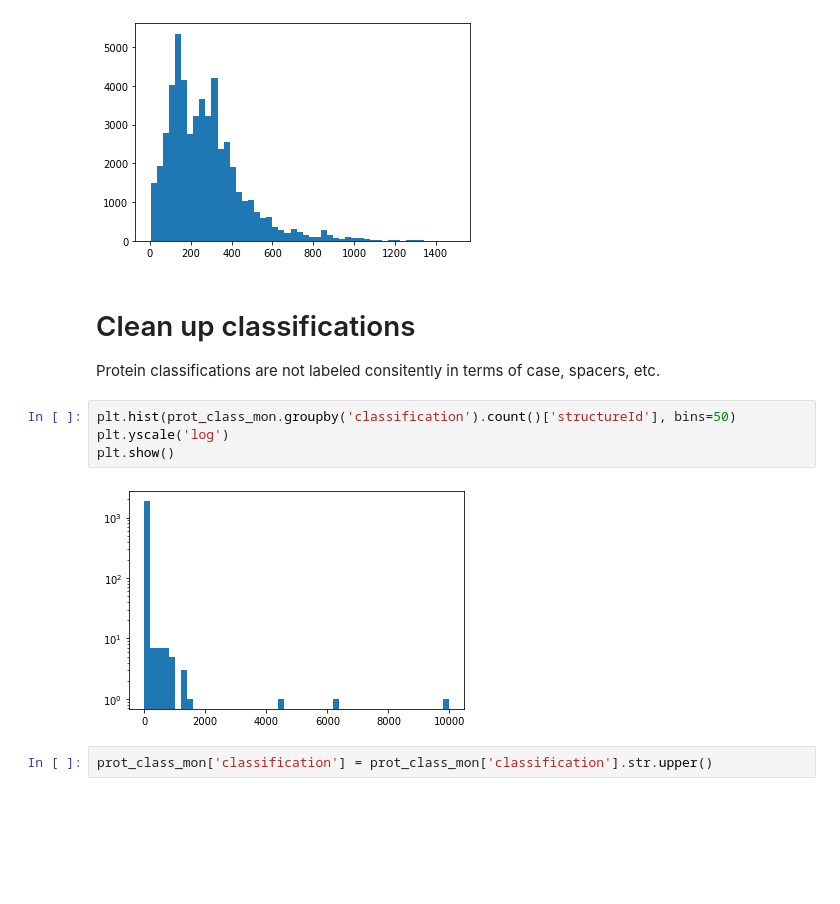
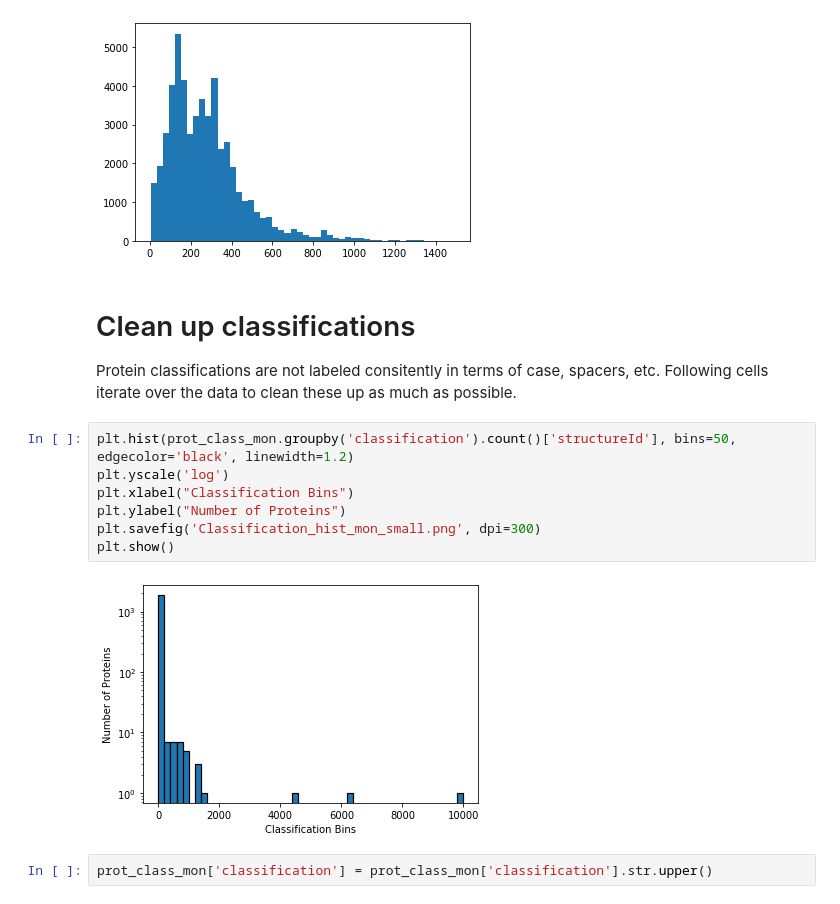
Before and after one commit to rwalroth/ProteinCNN, a Jupyter notebook: data/Raw_data_prep.ipynb, the cells around one changed output. Drawn from its saved outputs; the diff is of its cells as text; blank space fills up the shorter version.

```diff
--- a/data/Raw_data_prep.ipynb
+++ b/data/Raw_data_prep.ipynb
@@ -140,13 +147,16 @@ plt.show()
 # %% [markdown]
 # Clean up classifications
 
-Protein classifications are not labeled consitently in terms of case, spacers, etc.
+Protein classifications are not labeled consitently in terms of case, spacers, etc. Following cells iterate over the data to clean these up as much as possible.
 # %%
-plt.hist(prot_class_mon.groupby('classification').count()['structureId'], bins=50)
+plt.hist(prot_class_mon.groupby('classification').count()['structureId'], bins=50, edgecolor='black', linewidth=1.2)
 plt.yscale('log')
+plt.xlabel("Classification Bins")
+plt.ylabel("Number of Proteins")
+plt.savefig('Classification_hist_mon_small.png', dpi=300)
 plt.show()
 # %% [output]
-[figure, old version]
+[figure, new version]
 # %%
 prot_class_mon['classification'] = prot_class_mon['classification'].str.upper()
 # %%
```
Also changed, not shown: parts of 3 cells of this notebook, 19 other files.
